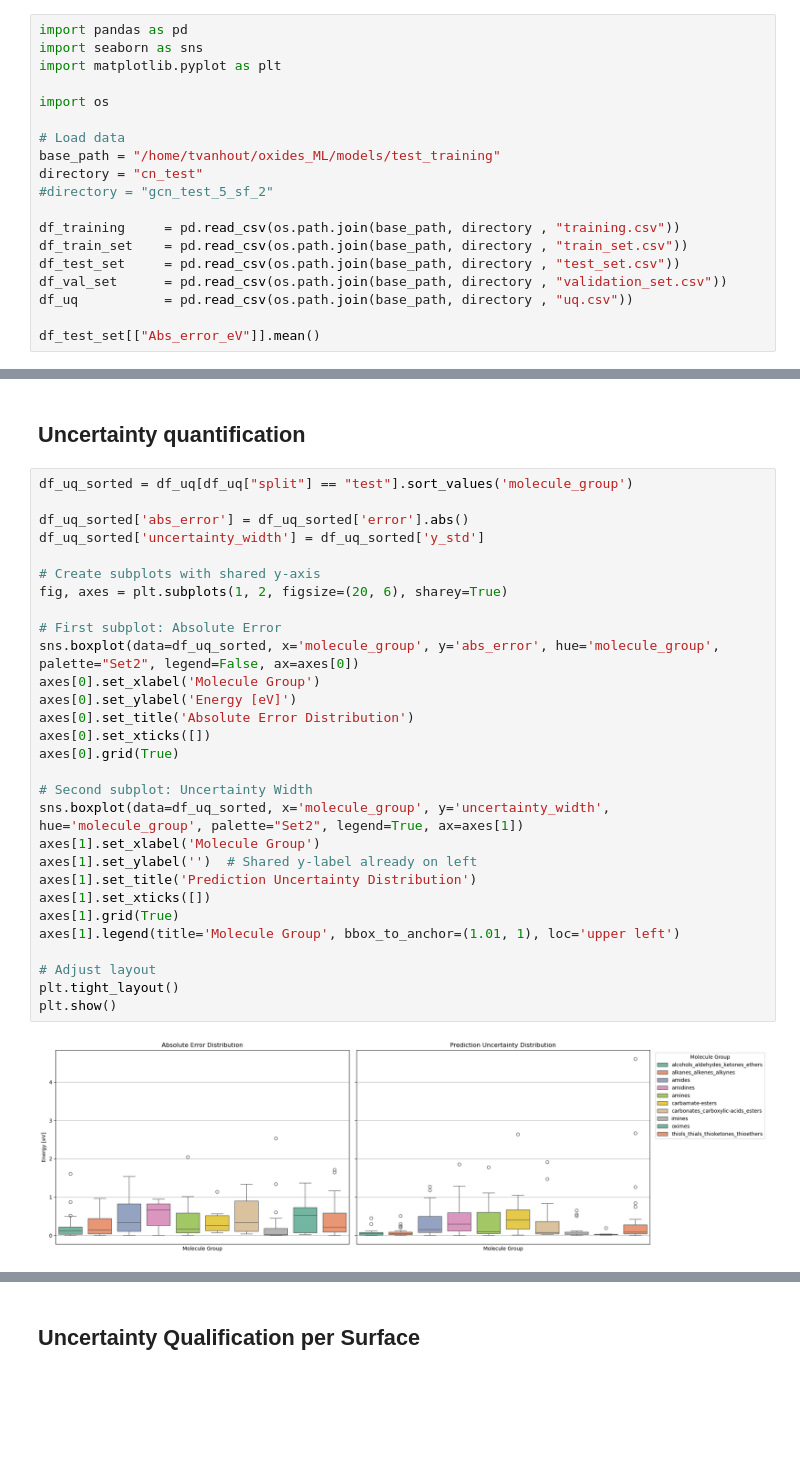
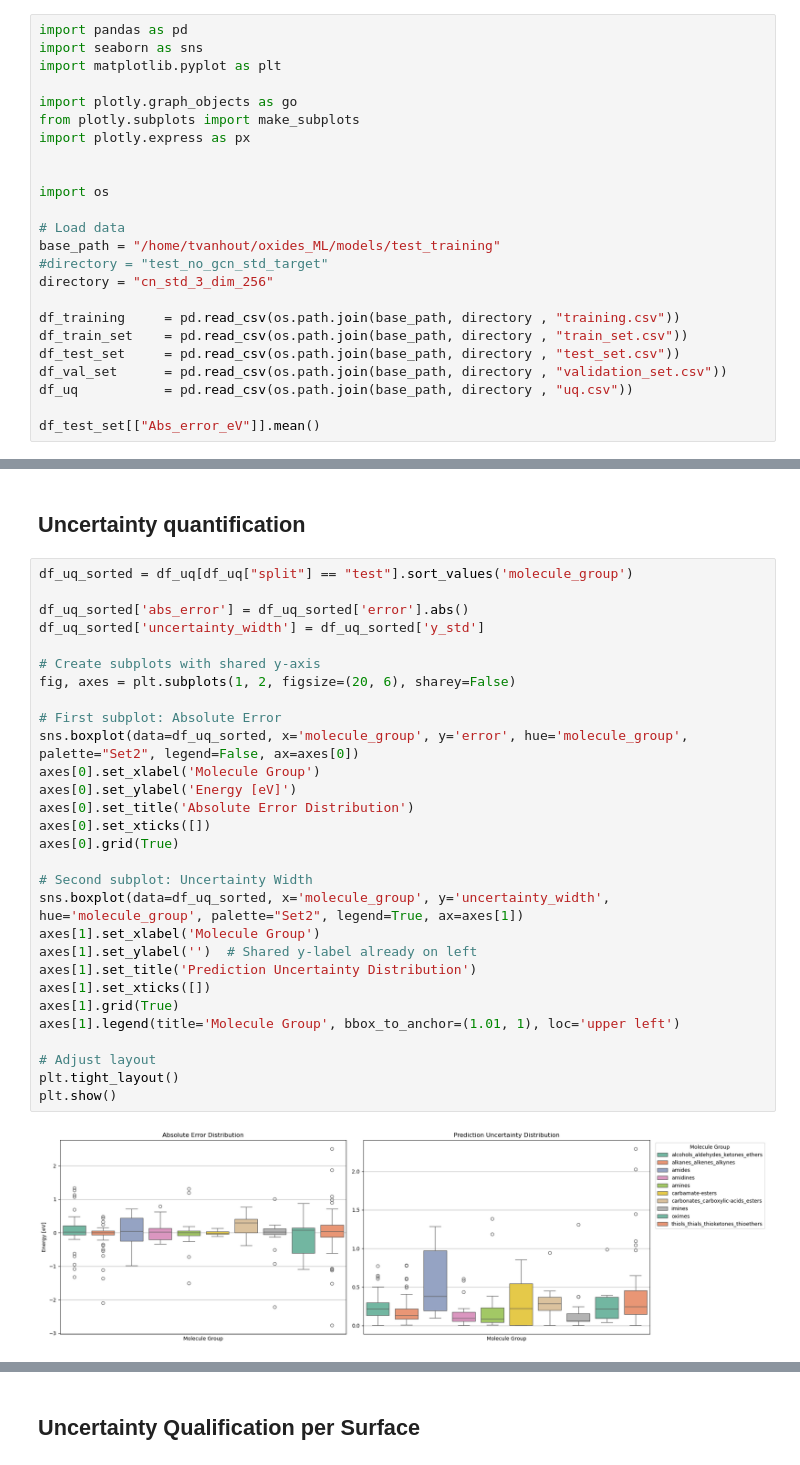
Before and after one commit to LopezGroup-ICIQ/oxides_ML, a Jupyter notebook: notebooks/ML_data_analysis.ipynb, the cells around one changed output, grey strips where cells are left out. Cells and saved outputs as stored; diff of their text form; blank space fills up the shorter version.

Commit message:
data analysis

```diff
--- a/notebooks/ML_data_analysis.ipynb
+++ b/notebooks/ML_data_analysis.ipynb
@@ -3,12 +3,17 @@ import pandas as pd
 import seaborn as sns
 import matplotlib.pyplot as plt
 
+import plotly.graph_objects as go
+from plotly.subplots import make_subplots
+import plotly.express as px
+
+
 import os
 
 # Load data
 base_path = "/home/tvanhout/oxides_ML/models/test_training"
-directory = "cn_test"
-#directory = "gcn_test_5_sf_2"
+#directory = "test_no_gcn_std_target"
+directory = "cn_std_3_dim_256"
 
 df_training     = pd.read_csv(os.path.join(base_path, directory , "training.csv"))
 df_train_set    = pd.read_csv(os.path.join(base_path, directory , "train_set.csv"))
@@ -140,31 +245,31 @@ Name: 207, dtype: object
 # %%
 df_uq_sorted = df_uq[df_uq["split"] == "test"].sort_values('molecule_group')
 
 df_uq_sorted['abs_error'] = df_uq_sorted['error'].abs()
 df_uq_sorted['uncertainty_width'] = df_uq_sorted['y_std']
 
 # Create subplots with shared y-axis
-fig, axes = plt.subplots(1, 2, figsize=(20, 6), sharey=True)
+fig, axes = plt.subplots(1, 2, figsize=(20, 6), sharey=False)
 
 # First subplot: Absolute Error
-sns.boxplot(data=df_uq_sorted, x='molecule_group', y='abs_error', hue='molecule_group', palette="Set2", legend=False, ax=axes[0])
+sns.boxplot(data=df_uq_sorted, x='molecule_group', y='error', hue='molecule_group', palette="Set2", legend=False, ax=axes[0])
 axes[0].set_xlabel('Molecule Group')
 axes[0].set_ylabel('Energy [eV]')
 axes[0].set_title('Absolute Error Distribution')
 axes[0].set_xticks([])
 axes[0].grid(True)
 
 # Second subplot: Uncertainty Width
 sns.boxplot(data=df_uq_sorted, x='molecule_group', y='uncertainty_width', hue='molecule_group', palette="Set2", legend=True, ax=axes[1])
 axes[1].set_xlabel('Molecule Group')
 axes[1].set_ylabel('')  # Shared y-label already on left
 axes[1].set_title('Prediction Uncertainty Distribution')
 axes[1].set_xticks([])
 axes[1].grid(True)
 axes[1].legend(title='Molecule Group', bbox_to_anchor=(1.01, 1), loc='upper left')
 
 # Adjust layout
 plt.tight_layout()
 plt.show()
 # %% [output]
-[figure, old version]
+[figure, new version]
```
Also changed, not shown: parts of 17 cells of this notebook, 28 other files.
